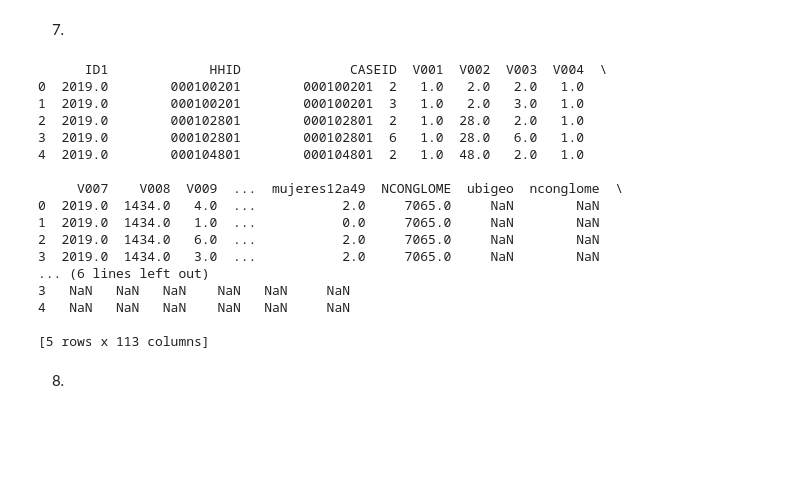
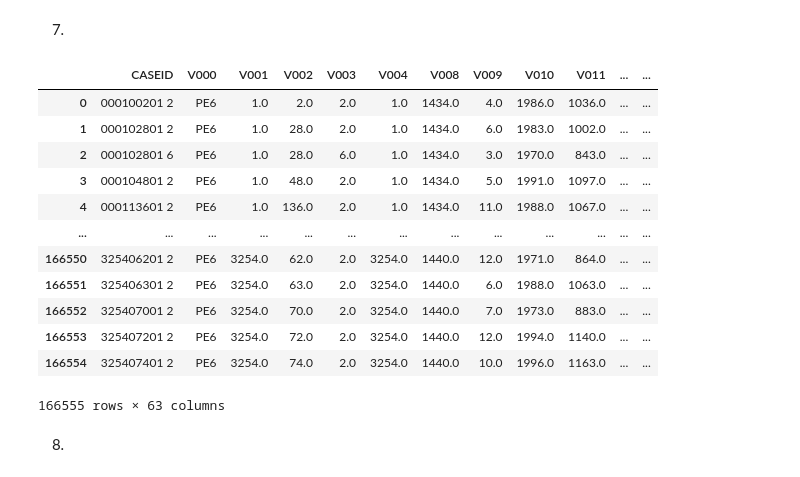
Before and after one commit to alexanderquispe/BiLab_Summer_Python, a Jupyter notebook: assignments/Assignment_4/group_2_ass_4_2024.ipynb, the cells around one changed output. Saved outputs shown, nothing was run; the diff lists cells and outputs as text; code cells hidden in the pictures; blank space fills up the shorter version.

```diff
--- a/assignments/Assignment_4/group_2_ass_4_2024.ipynb
+++ b/assignments/Assignment_4/group_2_ass_4_2024.ipynb
@@ -253,12 +244 @@ all_data = {}
-# %%
-for year in years:
-
-    file_path = os.path.join(base_path, str(year), "REC0111.sav")
-
-    data, meta = pyreadstat.read_sav(file_path)
-
-    all_data[f'year_{year}'] = {'data': data}
-
-    all_data[f'year_{year}']['var_labels'] = meta.variable_value_labels
-    all_data[f'year_{year}']['value_labels'] = meta.value_labels
 # %%
@@ -272,33 +312,27 @@ import pandas as pd
 # %%
-all_datasets = []
+all_data_sets = []
 # %%
-for year in years:
-    current_year_key = f'year_{year}'
-    all_datasets.append(all_data[current_year_key]['data'])
+for year_key in all_data:
+    data_set = all_data[year_key]['data']
+    all_data_sets.append(data_set)
 # %%
-endes_data_2015_2019 = pd.concat(all_datasets)
+endes_data_2015_2019 = pd.concat(all_data_sets, ignore_index=True)
 # %%
-endes_data_2015_2019.reset_index(drop=True, inplace=True)
+endes_data_2015_2019
+# %% [output]
+|  | CASEID | V000 | V001 | V002 | V003 | V004 | V008 | V009 | V010 | V011 | ... | ... |
+| 0 | 000100201 2 | PE6 | 1.0 | 2.0 | 2.0 | 1.0 | 1434.0 | 4.0 | 1986.0 | 1036.0 | ... | ... |
+| 1 | 000102801 2 | PE6 | 1.0 | 28.0 | 2.0 | 1.0 | 1434.0 | 6.0 | 1983.0 | 1002.0 | ... | ... |
+| 2 | 000102801 6 | PE6 | 1.0 | 28.0 | 6.0 | 1.0 | 1434.0 | 3.0 | 1970.0 | 843.0 | ... | ... |
+| 3 | 000104801 2 | PE6 | 1.0 | 48.0 | 2.0 | 1.0 | 1434.0 | 5.0 | 1991.0 | 1097.0 | ... | ... |
+| 4 | 000113601 2 | PE6 | 1.0 | 136.0 | 2.0 | 1.0 | 1434.0 | 11.0 | 1988.0 | 1067.0 | ... | ... |
+| ... | ... | ... | ... | ... | ... | ... | ... | ... | ... | ... | ... | ... |
+| 166550 | 325406201 2 | PE6 | 3254.0 | 62.0 | 2.0 | 3254.0 | 1440.0 | 12.0 | 1971.0 | 864.0 | ... | ... |
+| 166551 | 325406301 2 | PE6 | 3254.0 | 63.0 | 2.0 | 3254.0 | 1440.0 | 6.0 | 1988.0 | 1063.0 | ... | ... |
+| 166552 | 325407001 2 | PE6 | 3254.0 | 70.0 | 2.0 | 3254.0 | 1440.0 | 7.0 | 1973.0 | 883.0 | ... | ... |
+| 166553 | 325407201 2 | PE6 | 3254.0 | 72.0 | 2.0 | 3254.0 | 1440.0 | 12.0 | 1994.0 | 1140.0 | ... | ... |
+| 166554 | 325407401 2 | PE6 | 3254.0 | 74.0 | 2.0 | 3254.0 | 1440.0 | 10.0 | 1996.0 | 1163.0 | ... | ... |
+166555 rows × 63 columns
-# %%
-print(endes_data_2015_2019.head())
-# %% [output]
-      ID1             HHID              CASEID  V001  V002  V003  V004  \
-0  2019.0        000100201        000100201  2   1.0   2.0   2.0   1.0
-1  2019.0        000100201        000100201  3   1.0   2.0   3.0   1.0
-2  2019.0        000102801        000102801  2   1.0  28.0   2.0   1.0
-3  2019.0        000102801        000102801  6   1.0  28.0   6.0   1.0
-4  2019.0        000104801        000104801  2   1.0  48.0   2.0   1.0
-
-     V007    V008  V009  ...  mujeres12a49  NCONGLOME  ubigeo  nconglome  \
-0  2019.0  1434.0   4.0  ...           2.0     7065.0     NaN        NaN
-1  2019.0  1434.0   1.0  ...           0.0     7065.0     NaN        NaN
-2  2019.0  1434.0   6.0  ...           2.0     7065.0     NaN        NaN
-3  2019.0  1434.0   3.0  ...           2.0     7065.0     NaN        NaN
-... (6 lines left out)
-3   NaN   NaN   NaN    NaN   NaN     NaN
-4   NaN   NaN   NaN    NaN   NaN     NaN
-
-[5 rows x 113 columns]
 # %% [markdown]
 8.
 # %%
```
Also changed, not shown: parts of 11 cells of this notebook.
